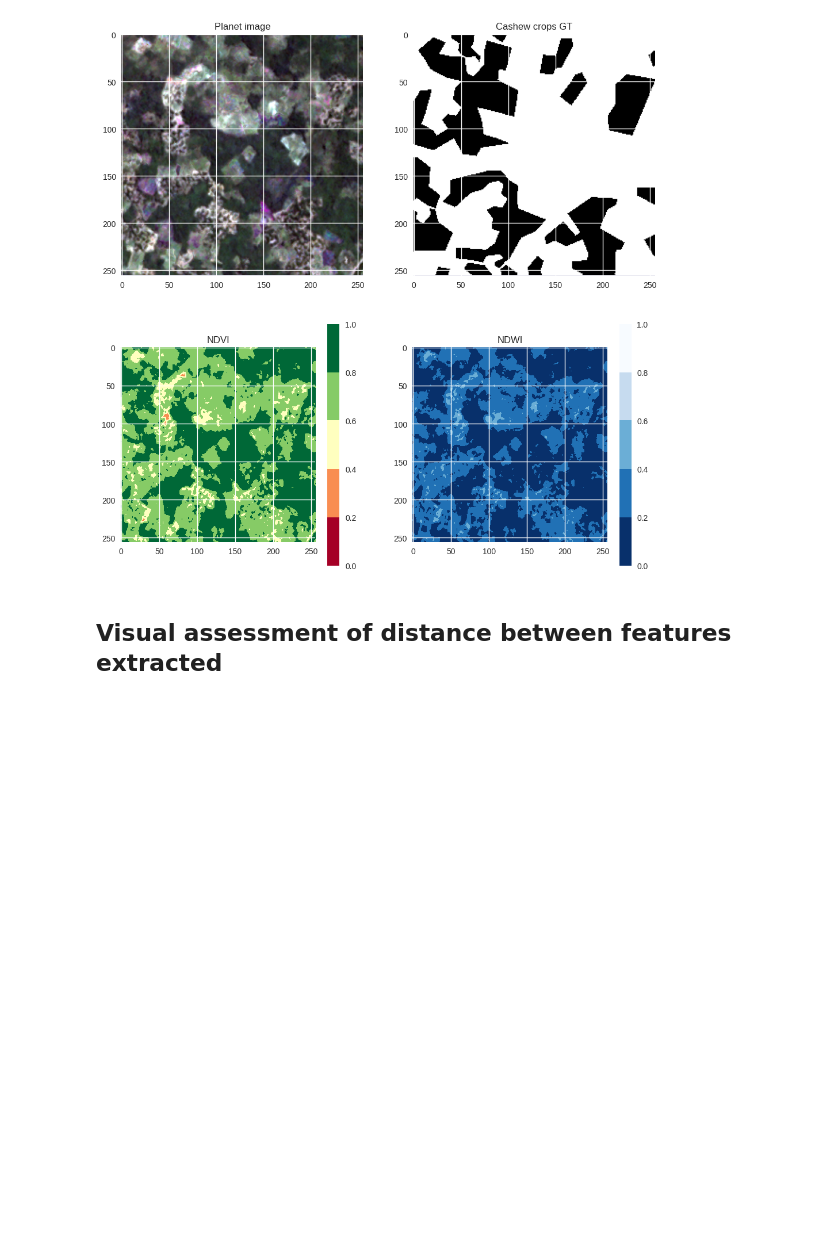
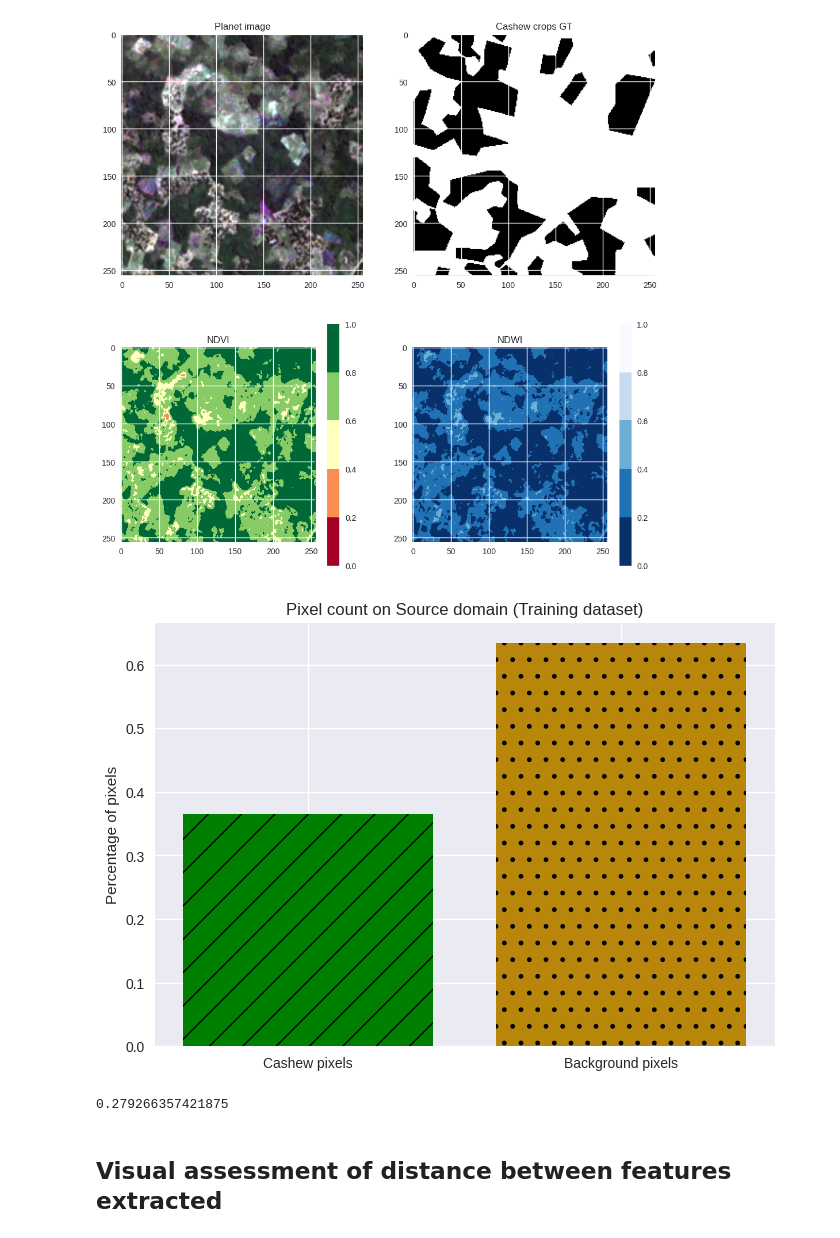
Before and after one commit to mdominguezd/DomainAdaptationCashewCropMapping_MGIThesis, a Jupyter notebook: 05_Performance assessment/05_01_EvaluationOfDistributionShift.ipynb, the cells around one changed output. Drawn from its saved outputs; the diff is of its cells as text; code cells hidden in the pictures; blank space fills up the shorter version.

```diff
--- a/05_Performance assessment/05_01_EvaluationOfDistributionShift.ipynb
+++ b/05_Performance assessment/05_01_EvaluationOfDistributionShift.ipynb
@@ -174,6 +174,31 @@ CIV.plot_imgs(idx, True)
 # %% [output]
 WARNING:matplotlib.image:Clipping input data to the valid range for imshow with RGB data ([0..1] for floats or [0..255] for integers).
 [figure]
+# %%
+DS = Img_Dataset('IvoryCoast', split = 'Train', norm = 'Linear_1_99')
+
+cashew = 0
+
+for i in range(DS.__len__()):
+    im, g = DS.__getitem__(i)
+    cashew += np.sum(g[0].numpy() == 1)/(256*256)
+
+cashew /= (i+1)
+
+plt.bar(x = ['Cashew pixels', 'Background pixels'], height = [cashew, 1 - cashew],
+        color = ['green', 'darkgoldenrod'], hatch = ['/', '.'])
+plt.ylabel('Percentage of pixels')
+plt.title('Pixel count on Source domain (Training dataset)')
+
+fig = plt.gcf()
+
+# fig.savefig('Pixel_count_Source.png', dpi = 250, bbox_inches = 'tight')
+# %% [output]
+[figure, added]
+# %%
+np.sum(g[0].numpy() == 1)/(256*256)
+# %% [output]
+0.279266357421875
 # %% [markdown]
 ## Visual assessment of distance between features extracted
 # %%
```
Also changed, not shown: parts of 7 cells of this notebook.
